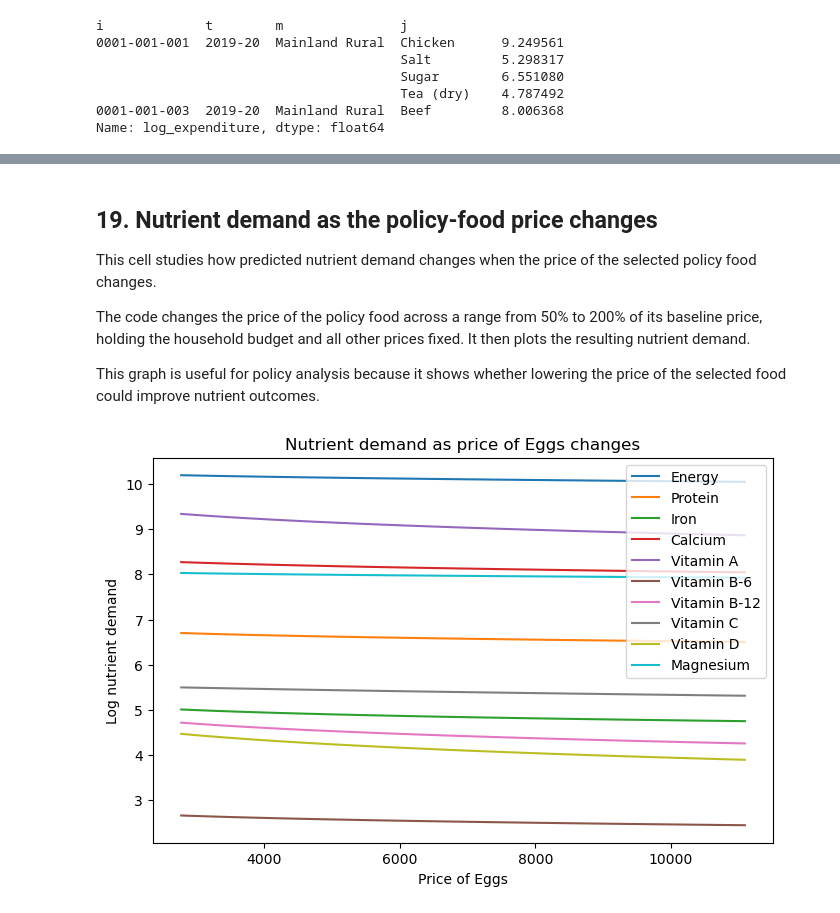
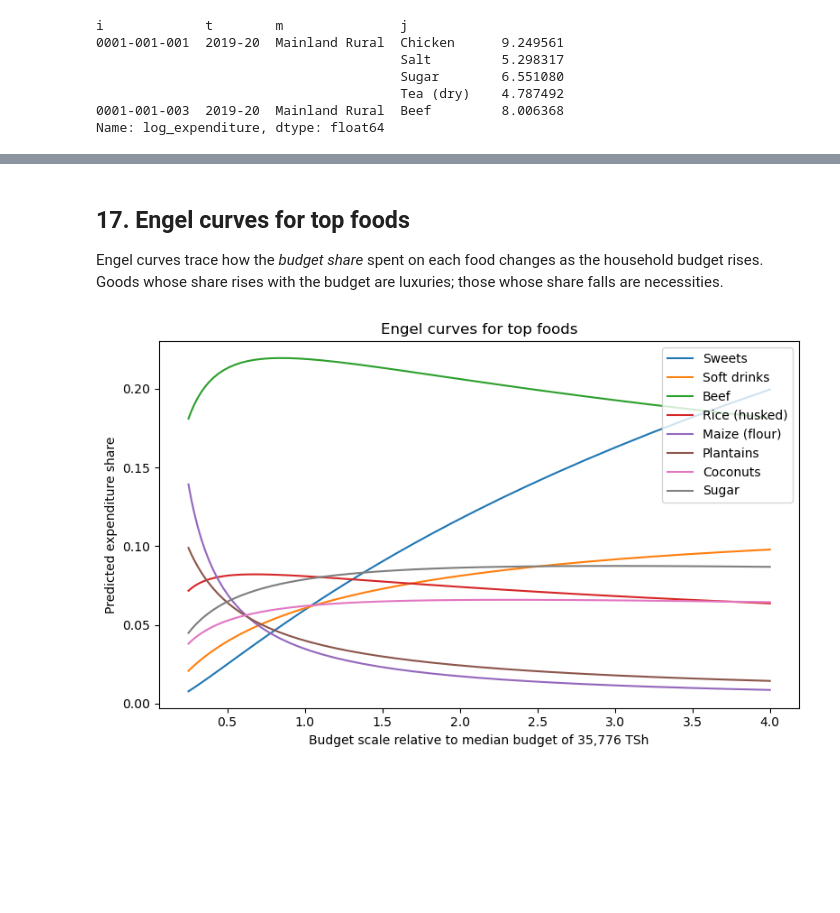
Before and after one commit to danieldo-tech/EEP153_Borlaug, a Jupyter notebook: Project 4 - Tanzania/Project4Code.ipynb, the cells around one changed output, grey strips where cells are left out. Cells and saved outputs as stored; diff of their text form; code cells hidden in the pictures; blank space fills up the shorter version.

```diff
--- a/Project 4 - Tanzania/Project4Code.ipynb
+++ b/Project 4 - Tanzania/Project4Code.ipynb
@@ -46,21 +42,15 @@ HOME = Path.home()
 print("Current working directory:")
 print(Path.cwd())
 
-# Search for Tanzania CSVs anywhere under /home/jovyan.
 all_csvs = sorted(HOME.rglob("*.csv"))
-
-tanzania_csvs = [
-    p for p in all_csvs
-    if "tanzania" in p.name.lower()
-]
+tanzania_csvs = [p for p in all_csvs if "tanzania" in p.name.lower()]
 
 if len(tanzania_csvs) == 0:
     raise FileNotFoundError(
-        "No Tanzania CSV files were found anywhere under /home/jovyan. "
-        "Check that the CSVs are actually uploaded to JupyterHub."
+        "No Tanzania CSV files were found anywhere under home. "
+        "Check that the CSVs are uploaded to JupyterHub."
     )
 
-# Pick the folder containing the most Tanzania CSVs.
 candidate_dirs = sorted(
     set(p.parent for p in tanzania_csvs),
     key=lambda d: sum(1 for p in tanzania_csvs if p.parent == d),
@@ -68,13 +58,11 @@ candidate_dirs = sorted(
 )
 
 DATA_DIR = candidate_dirs[0]
-
 CSV_FILES = sorted(DATA_DIR.glob("*.csv"))
 
 print("\nUsing data folder:")
 print(DATA_DIR)
-
-print("\nCSV files found in that folder:")
+print("\nCSV files found:")
 for p in CSV_FILES:
     print(" -", repr(p.name))
 # %% [output]
@@ -959,30 +789,31 @@ Nutrients plotted:
 # %% [markdown]
-## 19. Nutrient demand as the policy-food price changes
+## 17. Engel curves for top foods
 
-This cell studies how predicted nutrient demand changes when the price of the selected policy food changes.
-
-The code changes the price of the policy food across a range from 50% to 200% of its baseline price, holding the household budget and all other prices fixed. It then plots the resulting nutrient demand.
-
-This graph is useful for policy analysis because it shows whether lowering the price of the selected food could improve nutrient outcomes.
+Engel curves trace how the *budget share* spent on each food changes as the household budget rises. Goods whose share rises with the budget are luxuries; those whose share falls are necessities.
 # %%
-price_scales = np.geomspace(0.5, 2.0, 40)
+scale = np.geomspace(0.25, 4.0, 40)
 
-nutrient_price_curve = pd.DataFrame({
-    s * pbar[policy_good]: nutrient_demand(
-        xref,
-        ceteris_paribus_price(policy_good, pbar[policy_good] * s)
-    )[use_nutrients]
-    for s in price_scales
+engel = pd.DataFrame({
+    s: pd.Series(r.expenditures(float(s * xref), pbar)) / float(s * xref)
+    for s in scale
 }).T
 
+top_goods = (
+    xhat.groupby("j").sum()
+        .sort_values(ascending=False)
+        .head(8)
+        .index
+)
+top_goods = [g for g in top_goods if g in engel.columns]
+
 fig, ax = plt.subplots(figsize=(8, 5))
-safe_log_df(nutrient_price_curve).plot(ax=ax)
-
-ax.set_xlabel(f"Price of {policy_good}")
-ax.set_ylabel("Log nutrient demand")
-ax.set_title(f"Nutrient demand as price of {policy_good} changes")
+engel[top_goods].plot(ax=ax)
+ax.set_xlabel(f"Budget scale relative to median budget of {xref:,.0f} TSh")
+ax.set_ylabel("Predicted expenditure share")
+ax.set_title("Engel curves for top foods")
 ax.legend(loc="best")
+plt.tight_layout()
 plt.show()
 # %% [output]
-[figure, old version]
+[figure, new version]
 # %% [markdown]
```
Also changed, not shown: parts of 60 cells of this notebook, 6 other files.
